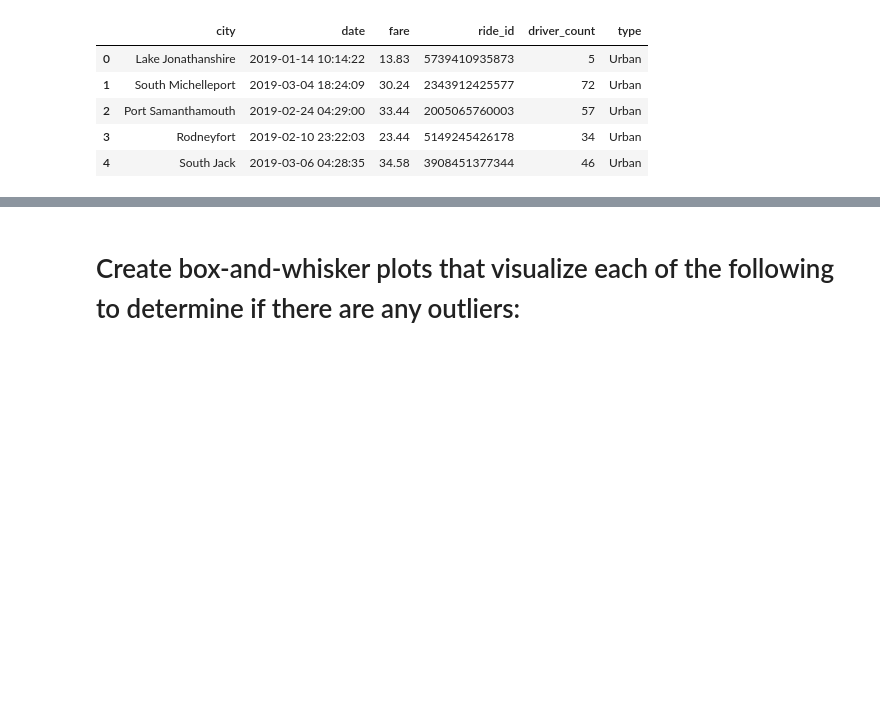
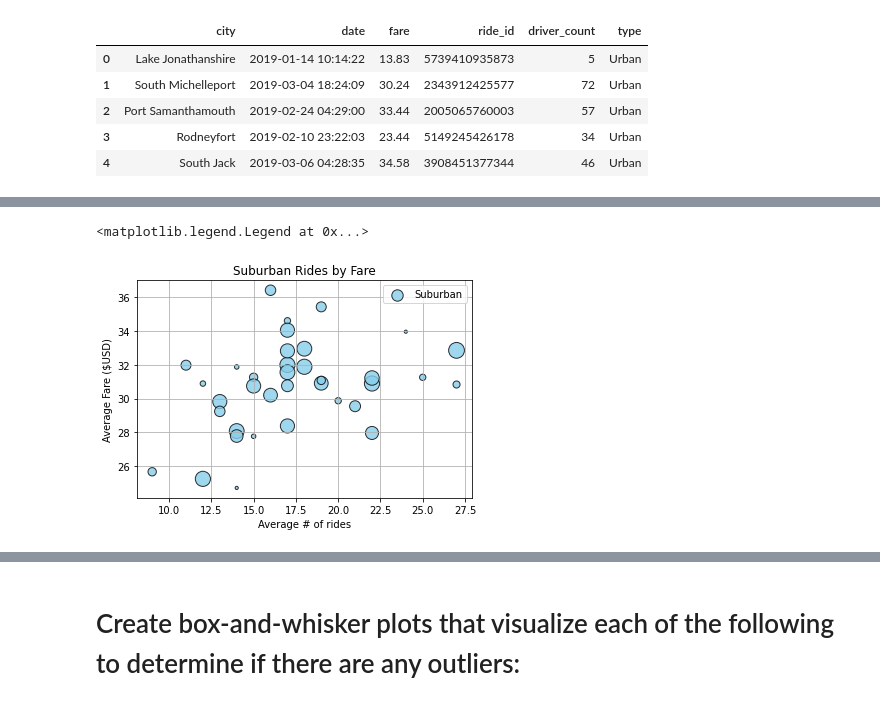
Before and after one commit to LJD0/Rideshare_Analysis, a Jupyter notebook: PyBer_Ride_Data.ipynb, the cells around one changed output, grey strips where cells are left out. Saved outputs shown, nothing was run; the diff lists cells and outputs as text; code cells hidden in the pictures; blank space fills up the shorter version.

```diff
--- a/PyBer_Ride_Data.ipynb
+++ b/PyBer_Ride_Data.ipynb
@@ -92,0 +105,3 @@ Pyber_df.head()
+# %%
+suburban_df = Pyber_df[Pyber_df['type']=='Suburban']
+suburban_df.head()
@@ -92,0 +171,3 @@ Pyber_df.head()
+# %%
+suburban_rides = suburban_df.groupby('city').count()['ride_id']
+suburban_rides
@@ -92,0 +235,3 @@ Pyber_df.head()
+# %%
+suburban_fare = suburban_df.groupby('city').mean()['fare']
+suburban_fare
@@ -102,0 +319,13 @@ Pyber_df.head()
+# %%
+fig, ax = plt.subplots()
+
+
+ax.scatter(suburban_rides,suburban_fare, s=suburban_driver*10,c='skyblue',edgecolors="black",alpha=.8,linewidth=1,label='Suburban')
+ax.set_title("Suburban Rides by Fare")
+ax.set_xlabel("Average # of rides")
+ax.set_ylabel("Average Fare ($USD)")
+ax.grid(True)
+ax.legend()
+# %% [output]
+<matplotlib.legend.Legend at 0x...>
+[figure, added]
```
Also changed, not shown: parts of 26 cells of this notebook.
